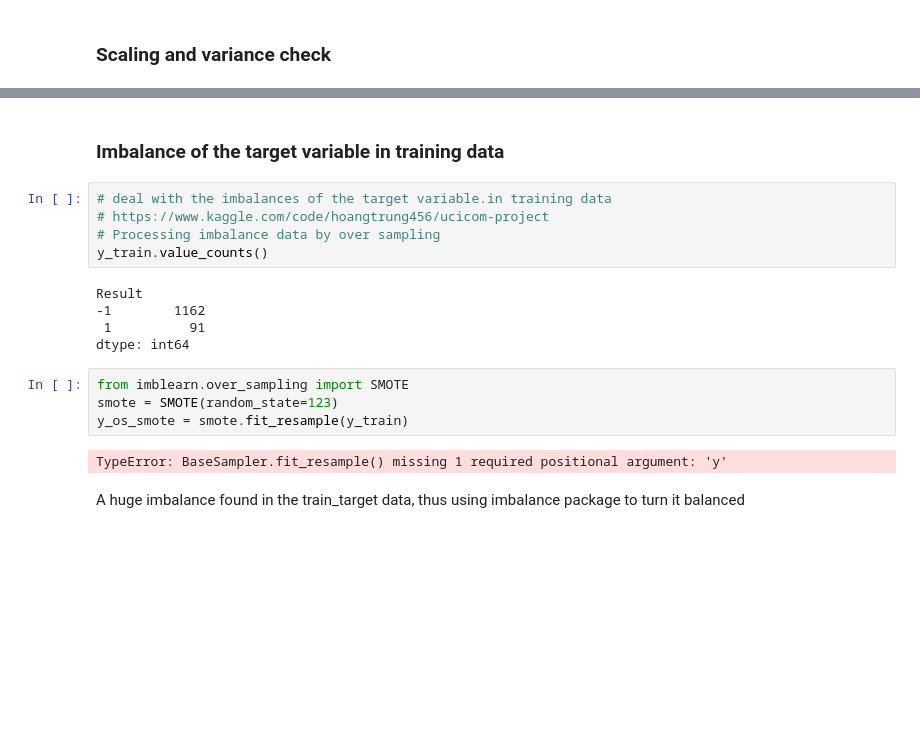
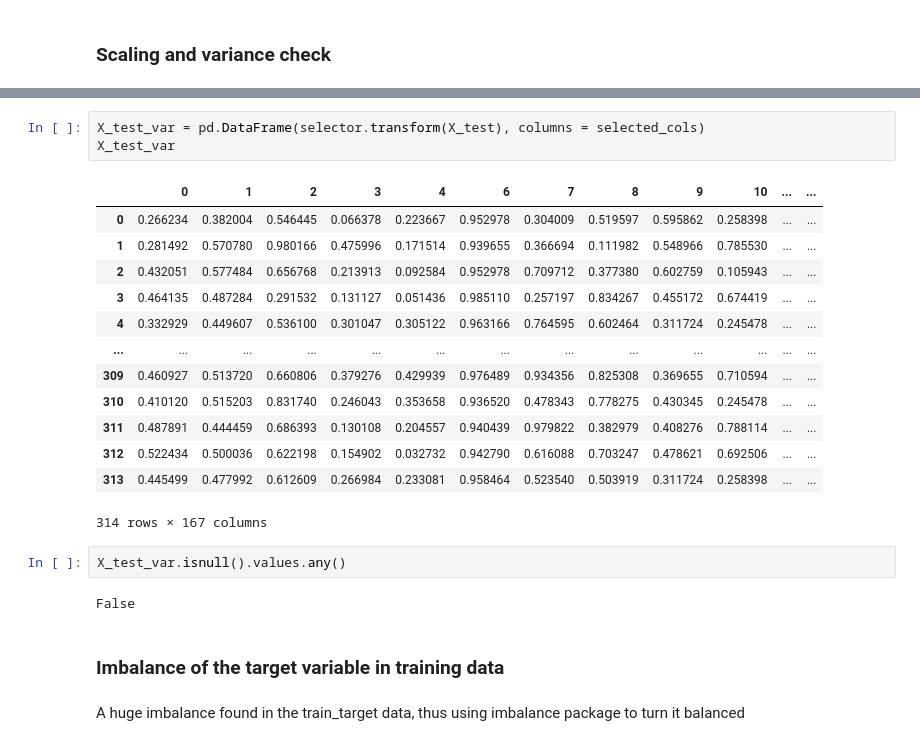
Before and after one commit to ZhitingDu/Machine-Learning, a Jupyter notebook: Secom.ipynb, the cells around one changed output, grey strips where cells are left out. Saved outputs shown, nothing was run; the diff lists cells and outputs as text; blank space fills up the shorter version.

```diff
--- a/Secom.ipynb
+++ b/Secom.ipynb
@@ -427,21 +532,26 @@ Text(0.5, 1.0, 'Pair-wise Correlation < 50% heatmap for the Data')
+# %%
+X_test_var = pd.DataFrame(selector.transform(X_test), columns = selected_cols)
+X_test_var
+# %% [output]
+|  | 0 | 1 | 2 | 3 | 4 | 6 | 7 | 8 | 9 | 10 | ... | ... |
+| 0 | 0.266234 | 0.382004 | 0.546445 | 0.066378 | 0.223667 | 0.952978 | 0.304009 | 0.519597 | 0.595862 | 0.258398 | ... | ... |
+| 1 | 0.281492 | 0.570780 | 0.980166 | 0.475996 | 0.171514 | 0.939655 | 0.366694 | 0.111982 | 0.548966 | 0.785530 | ... | ... |
+| 2 | 0.432051 | 0.577484 | 0.656768 | 0.213913 | 0.092584 | 0.952978 | 0.709712 | 0.377380 | 0.602759 | 0.105943 | ... | ... |
+| 3 | 0.464135 | 0.487284 | 0.291532 | 0.131127 | 0.051436 | 0.985110 | 0.257197 | 0.834267 | 0.455172 | 0.674419 | ... | ... |
+| 4 | 0.332929 | 0.449607 | 0.536100 | 0.301047 | 0.305122 | 0.963166 | 0.764595 | 0.602464 | 0.311724 | 0.245478 | ... | ... |
+| ... | ... | ... | ... | ... | ... | ... | ... | ... | ... | ... | ... | ... |
+| 309 | 0.460927 | 0.513720 | 0.660806 | 0.379276 | 0.429939 | 0.976489 | 0.934356 | 0.825308 | 0.369655 | 0.710594 | ... | ... |
+| 310 | 0.410120 | 0.515203 | 0.831740 | 0.246043 | 0.353658 | 0.936520 | 0.478343 | 0.778275 | 0.430345 | 0.245478 | ... | ... |
+| 311 | 0.487891 | 0.444459 | 0.686393 | 0.130108 | 0.204557 | 0.940439 | 0.979822 | 0.382979 | 0.408276 | 0.788114 | ... | ... |
+| 312 | 0.522434 | 0.500036 | 0.622198 | 0.154902 | 0.032732 | 0.942790 | 0.616088 | 0.703247 | 0.478621 | 0.692506 | ... | ... |
+| 313 | 0.445499 | 0.477992 | 0.612609 | 0.266984 | 0.233081 | 0.958464 | 0.523540 | 0.503919 | 0.311724 | 0.258398 | ... | ... |
+314 rows × 167 columns
+# %%
+X_test_var.isnull().values.any()
+# %% [output]
+False
 # %% [markdown]
 ###  Imbalance of the target variable in training data
-# %%
-# deal with the imbalances of the target variable.in training data
-# https://www.kaggle.com/code/hoangtrung456/ucicom-project
-# Processing imbalance data by over sampling
-y_train.value_counts()
-# %% [output]
-Result
--1        1162
- 1          91
-dtype: int64
-# %%
-from imblearn.over_sampling import SMOTE
-smote = SMOTE(random_state=123)
-y_os_smote = smote.fit_resample(y_train)
-# %% [output]
-TypeError: BaseSampler.fit_resample() missing 1 required positional argument: 'y'
 # %% [markdown]
 A huge imbalance found in the train_target data, thus using imbalance package to turn it balanced
 # %%
```
Also changed, not shown: parts of 14 cells of this notebook.
